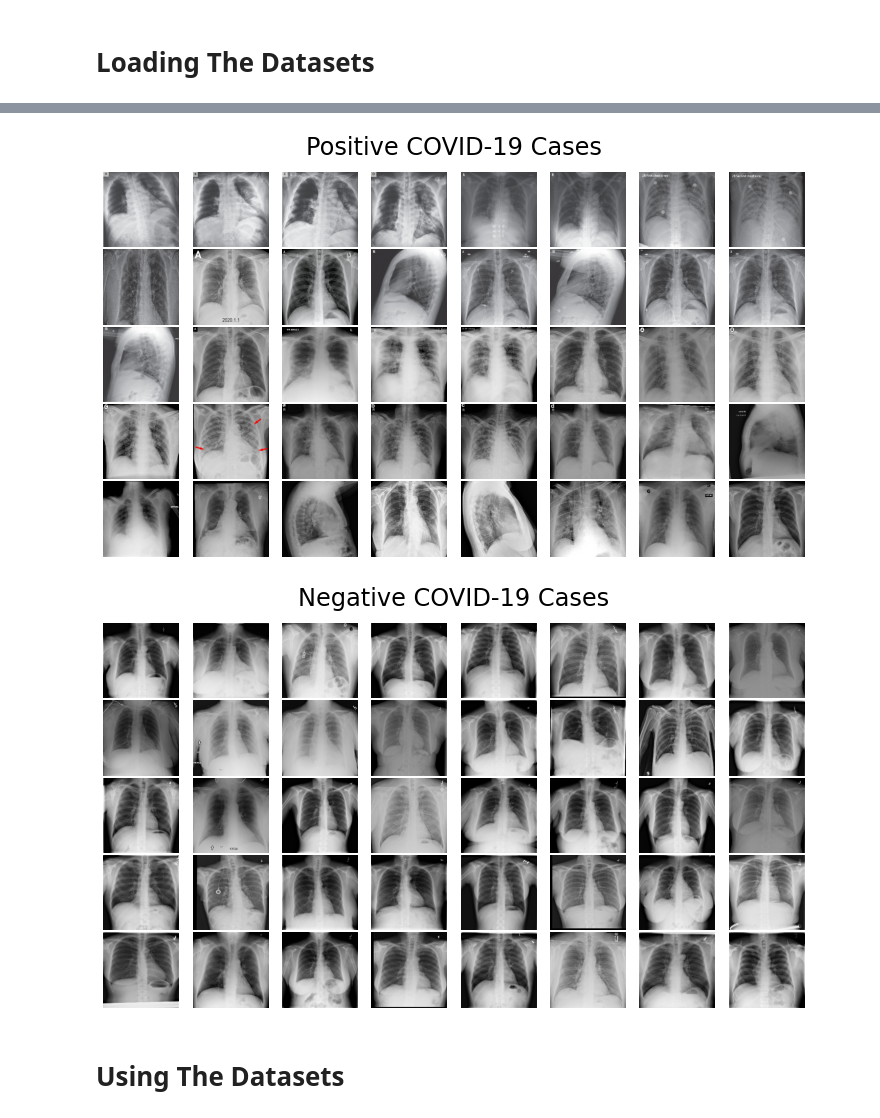
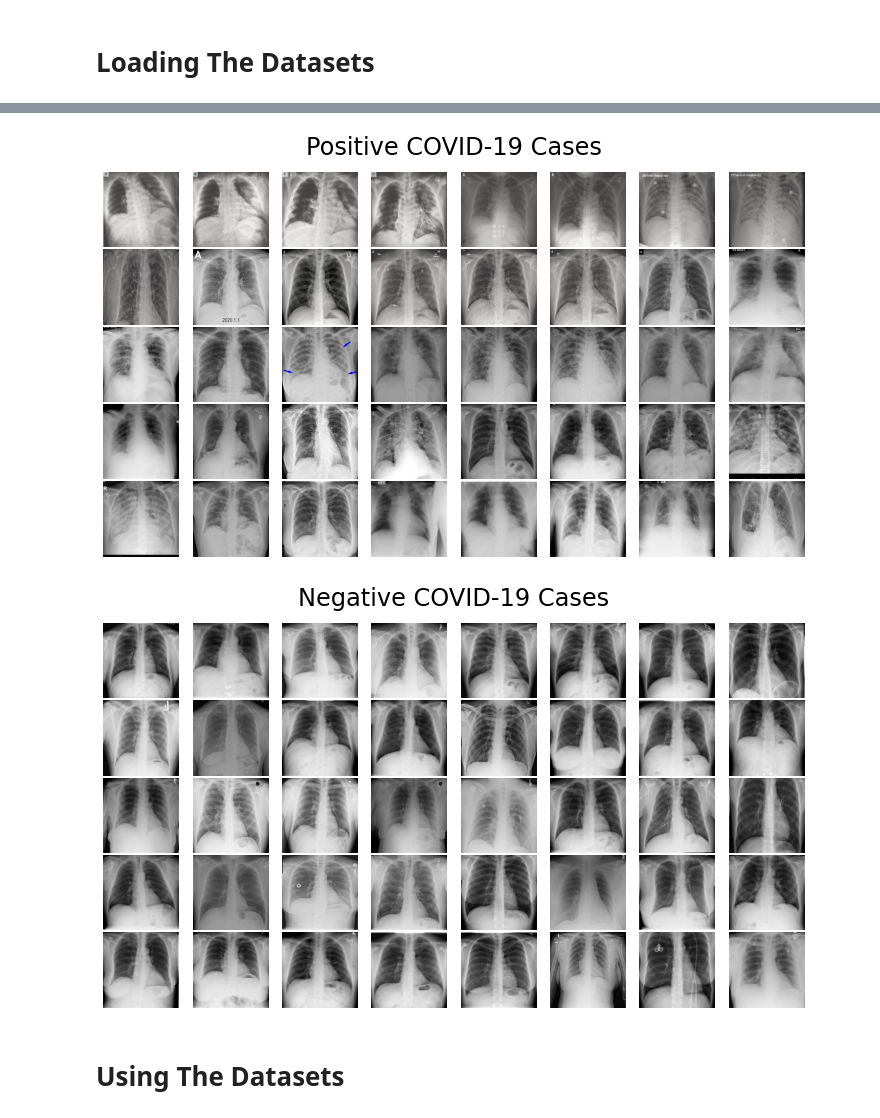
Before and after one commit to casper-hansen/COVID-19-Detection, a Jupyter notebook: Deep_Learning_for_COVID_19.ipynb, the cells around one changed output, grey strips where cells are left out. Drawn from its saved outputs; the diff is of its cells as text; code cells hidden in the pictures.

Commit message:
Loaded new datasets

```diff
--- a/Deep_Learning_for_COVID_19.ipynb
+++ b/Deep_Learning_for_COVID_19.ipynb
@@ -76,0 +26,11 @@ labels = np.array(labels)
+# %%
+covid_path = 'dataset/covid_dataset.csv'
+covid_image_path = 'dataset/covid_adjusted/'
+
+normal_path = 'dataset/normal_xray_dataset.csv'
+normal_image_path = 'dataset/normal_dataset/'
+
+covid_df = pd.read_csv(covid_path, usecols=['filename', 'finding'])
+normal_df = pd.read_csv(normal_path, usecols=['filename', 'finding'])
+
+covid_df.head()
@@ -77,18 +85,26 @@ labels = np.array(labels)
 # %%
-import matplotlib.pyplot as plt
-%matplotlib inline
-
 nrows, ncols = 5, 8
 figsize = [10, 6]
 
 fig, ax = plt.subplots(nrows=nrows, ncols=ncols, figsize=figsize, facecolor=(1, 1, 1))
 
 for i, axi in enumerate(ax.flat):
-    axi.imshow(images[i])
+    axi.imshow(covid_images[i])
     axi.set_axis_off()
 
 plt.suptitle('Positive COVID-19 Cases', fontsize=24)
 plt.tight_layout(pad=0.2, rect=[0, 0, 1, 0.9])
 plt.show()
+
+fig, ax = plt.subplots(nrows=nrows, ncols=ncols, figsize=figsize, facecolor=(1, 1, 1))
+
+for i, axi in enumerate(ax.flat):
+    axi.imshow(normal_images[i])
+    axi.set_axis_off()
+
+plt.suptitle('Negative COVID-19 Cases', fontsize=24)
+plt.tight_layout(pad=0.2, rect=[0, 0, 1, 0.9])
+plt.show()
 # %% [output]
-[figure, old version]
+[figure, new version]
+[figure, added]
@@ -109,18 +111,3 @@ normal_labels = np.array(normal_labels)
-# %%
-nrows, ncols = 5, 8
-figsize = [10, 6]
-
-fig, ax = plt.subplots(nrows=nrows, ncols=ncols, figsize=figsize, facecolor=(1, 1, 1))
-
-for i, axi in enumerate(ax.flat):
-    axi.imshow(normal_images[i])
-    axi.set_axis_off()
-
-plt.suptitle('Negative COVID-19 Cases', fontsize=24)
-plt.tight_layout(pad=0.2, rect=[0, 0, 1, 0.9])
-plt.show()
-# %% [output]
-[figure, removed]
 # %% [markdown]
 # Using The Datasets
 # %%
```
Also changed, not shown: parts of 10 cells of this notebook.
